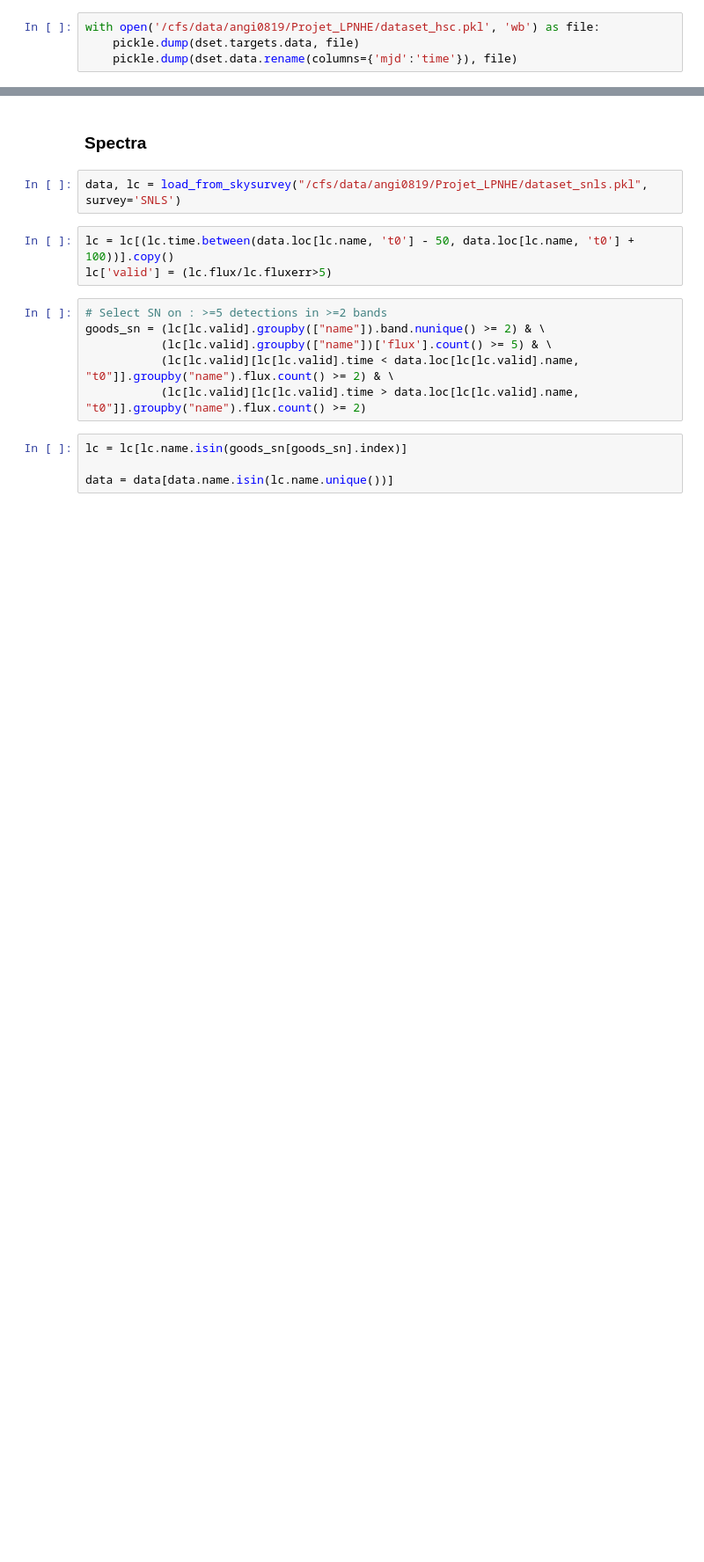
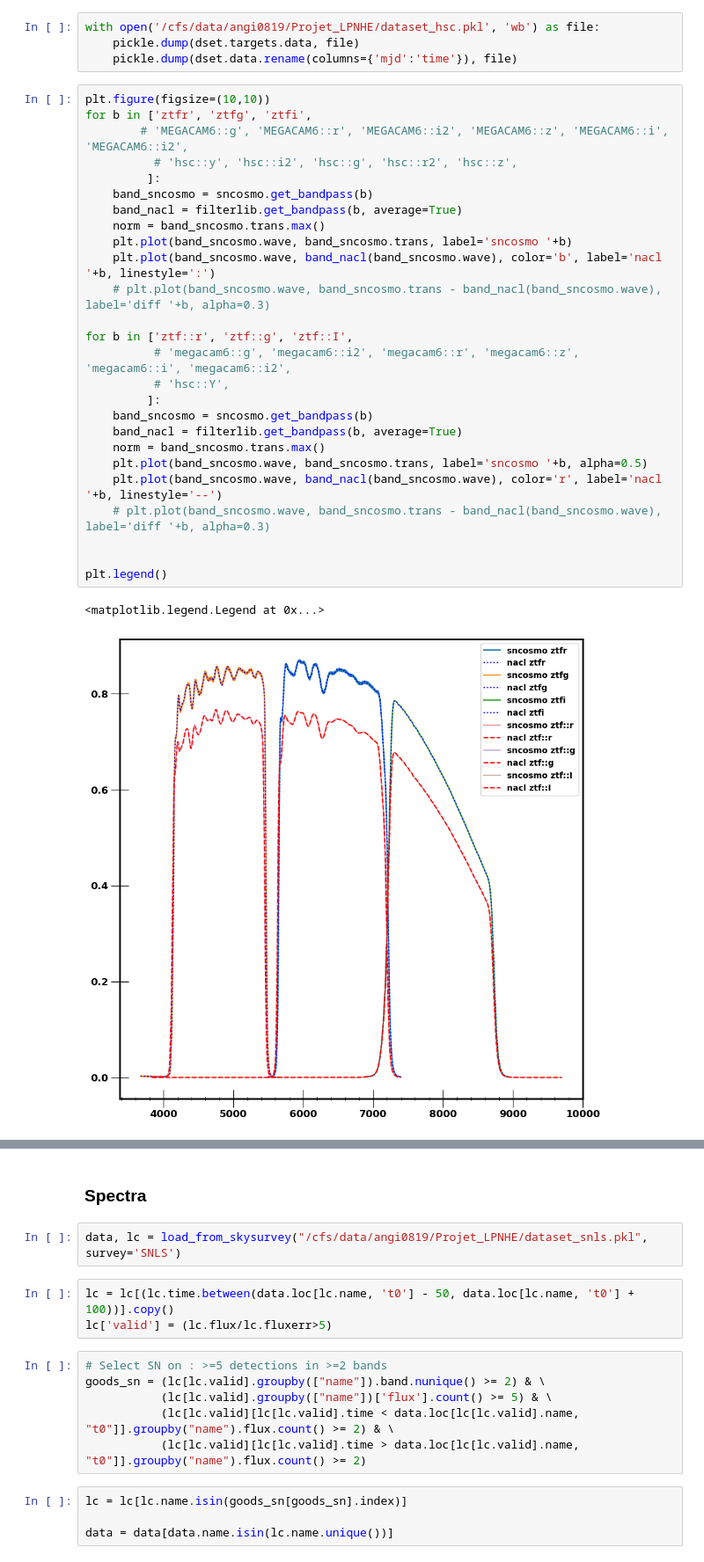
Before and after one commit to AntoineGillesLordet/Projet-LPNHE, a Jupyter notebook: 2M++.ipynb, the cells around one changed output, grey strips where cells are left out. Shown at 88% size. Saved outputs shown, nothing was run; the diff lists cells and outputs as text; blank space fills up the shorter version.

```diff
--- a/2M++.ipynb
+++ b/2M++.ipynb
@@ -937,3 +946,32 @@ dset.data.rename(columns={"mjd":"time"}, inplace=True)
 with open('/cfs/data/angi0819/Projet_LPNHE/dataset_hsc.pkl', 'wb') as file:
     pickle.dump(dset.targets.data, file)
     pickle.dump(dset.data.rename(columns={'mjd':'time'}), file)
+# %%
+plt.figure(figsize=(10,10))
+for b in ['ztfr', 'ztfg', 'ztfi',
+        # 'MEGACAM6::g', 'MEGACAM6::r', 'MEGACAM6::i2', 'MEGACAM6::z', 'MEGACAM6::i', 'MEGACAM6::i2',
+          # 'hsc::y', 'hsc::i2', 'hsc::g', 'hsc::r2', 'hsc::z',
+         ]:
+    band_sncosmo = sncosmo.get_bandpass(b)
+    band_nacl = filterlib.get_bandpass(b, average=True)
+    norm = band_sncosmo.trans.max()
+    plt.plot(band_sncosmo.wave, band_sncosmo.trans, label='sncosmo '+b)
+    plt.plot(band_sncosmo.wave, band_nacl(band_sncosmo.wave), color='b', label='nacl '+b, linestyle=':')
+    # plt.plot(band_sncosmo.wave, band_sncosmo.trans - band_nacl(band_sncosmo.wave), label='diff '+b, alpha=0.3)
+
+for b in ['ztf::r', 'ztf::g', 'ztf::I',
+          # 'megacam6::g', 'megacam6::i2', 'megacam6::r', 'megacam6::z', 'megacam6::i', 'megacam6::i2',
+          # 'hsc::Y',
+         ]:
+    band_sncosmo = sncosmo.get_bandpass(b)
+    band_nacl = filterlib.get_bandpass(b, average=True)
+    norm = band_sncosmo.trans.max()
+    plt.plot(band_sncosmo.wave, band_sncosmo.trans, label='sncosmo '+b, alpha=0.5)
+    plt.plot(band_sncosmo.wave, band_nacl(band_sncosmo.wave), color='r', label='nacl '+b, linestyle='--')
+    # plt.plot(band_sncosmo.wave, band_sncosmo.trans - band_nacl(band_sncosmo.wave), label='diff '+b, alpha=0.3)
+
+
+plt.legend()
+# %% [output]
+<matplotlib.legend.Legend at 0x...>
+[figure, added]
```
Also changed, not shown: parts of 35 cells of this notebook, 1 other file.
